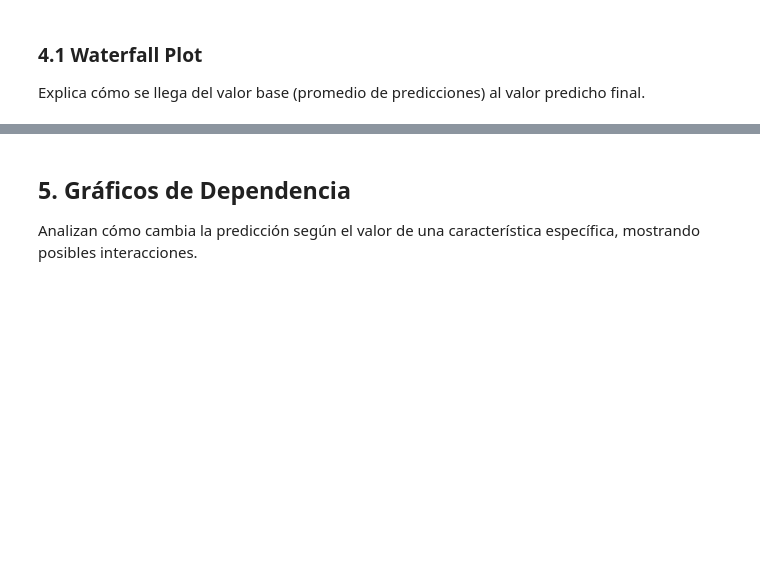
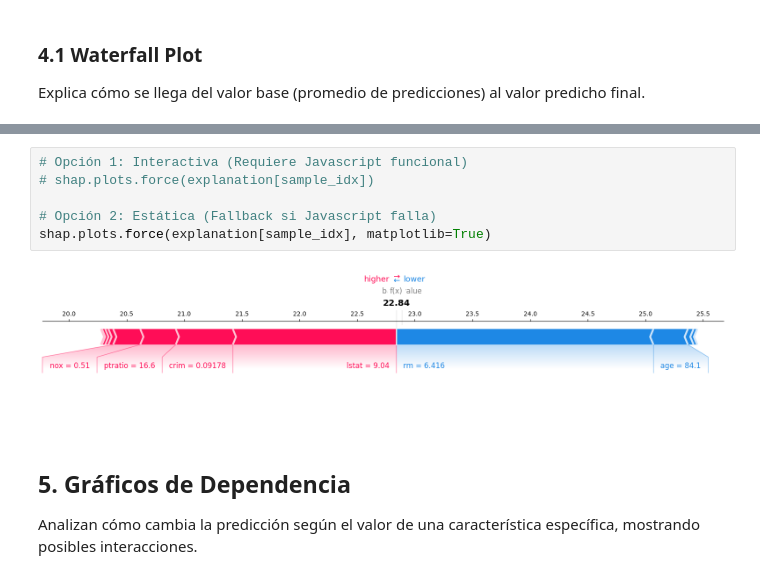
Before and after one commit to FrankYesid/Ruta_aprendizaje_2026, a Jupyter notebook: 05-Proyectos_Educativos/Proyecto_4/notebooks/03_explicabilidad_shap.ipynb, the cells around one changed output, grey strips where cells are left out. Drawn from its saved outputs; the diff is of its cells as text; blank space fills up the shorter version.

```diff
--- a/05-Proyectos_Educativos/Proyecto_4/notebooks/03_explicabilidad_shap.ipynb
+++ b/05-Proyectos_Educativos/Proyecto_4/notebooks/03_explicabilidad_shap.ipynb
@@ -70,3 +87,11 @@ shap.plots.force(explanation[sample_idx])
+# %%
+# Opción 1: Interactiva (Requiere Javascript funcional)
+# shap.plots.force(explanation[sample_idx])
+
+# Opción 2: Estática (Fallback si Javascript falla)
+shap.plots.force(explanation[sample_idx], matplotlib=True)
+# %% [output]
+[figure, added]
 # %% [markdown]
 ## 5. Gráficos de Dependencia
 
```
Also changed, not shown: parts of 10 cells of this notebook, 3 other files.
